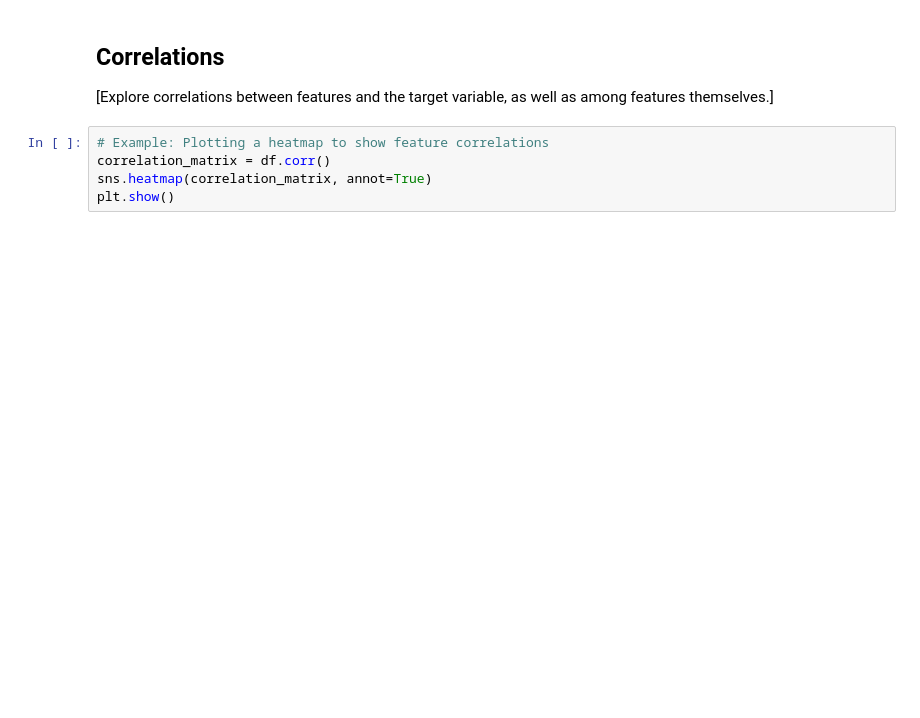
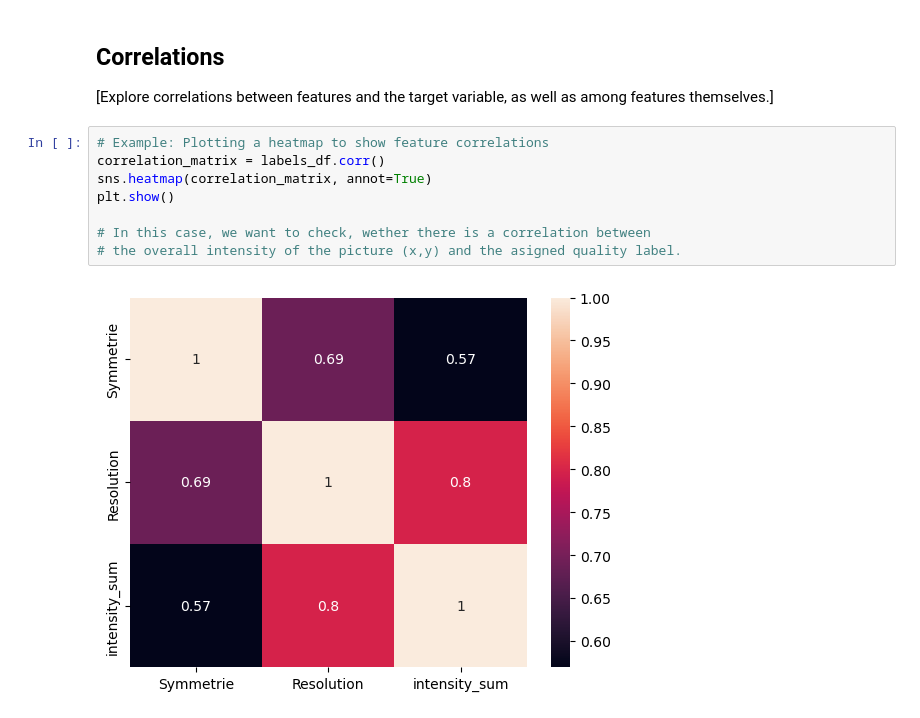
Before and after one commit to Torbus2025/photoemission_quality, a Jupyter notebook: 1_DatasetCharacteristics/exploratory_data_analysis.ipynb, the cells around one changed output. Cells and saved outputs as stored; diff of their text form; blank space fills up the shorter version.

```diff
--- a/1_DatasetCharacteristics/exploratory_data_analysis.ipynb
+++ b/1_DatasetCharacteristics/exploratory_data_analysis.ipynb
@@ -132,6 +188,11 @@ plt.show()
 [Explore correlations between features and the target variable, as well as among features themselves.]
 # %%
 # Example: Plotting a heatmap to show feature correlations
-correlation_matrix = df.corr()
+correlation_matrix = labels_df.corr()
 sns.heatmap(correlation_matrix, annot=True)
 plt.show()
+
+# In this case, we want to check, wether there is a correlation between
+# the overall intensity of the picture (x,y) and the asigned quality label.
+# %% [output]
+[figure, added]
```
Also changed, not shown: parts of 9 cells of this notebook.
